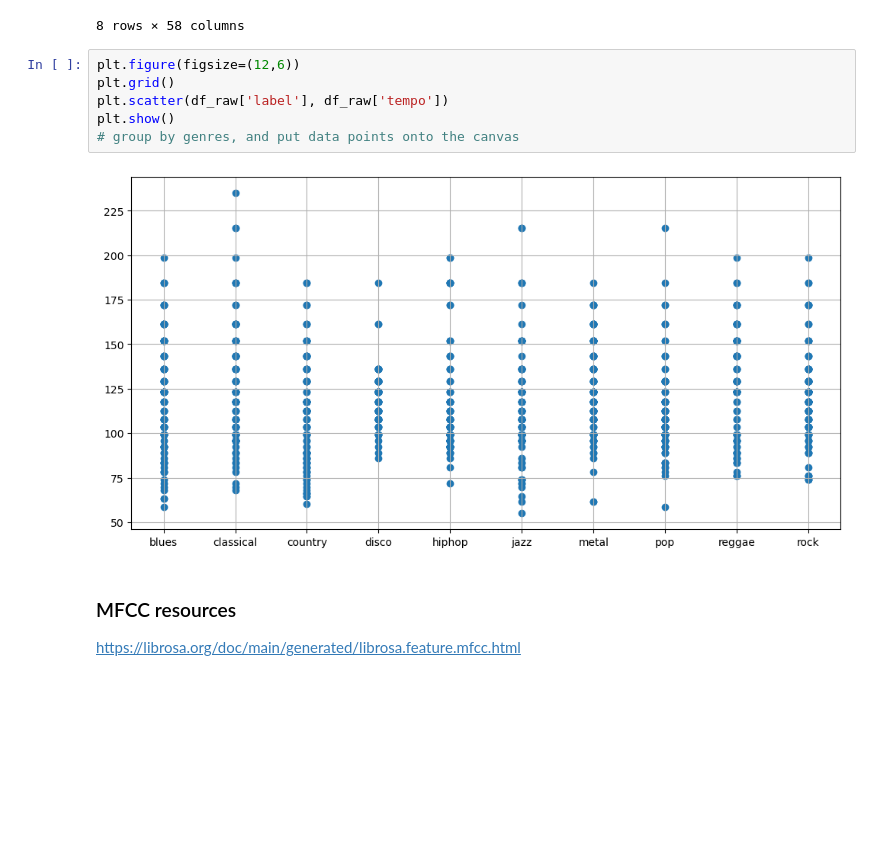
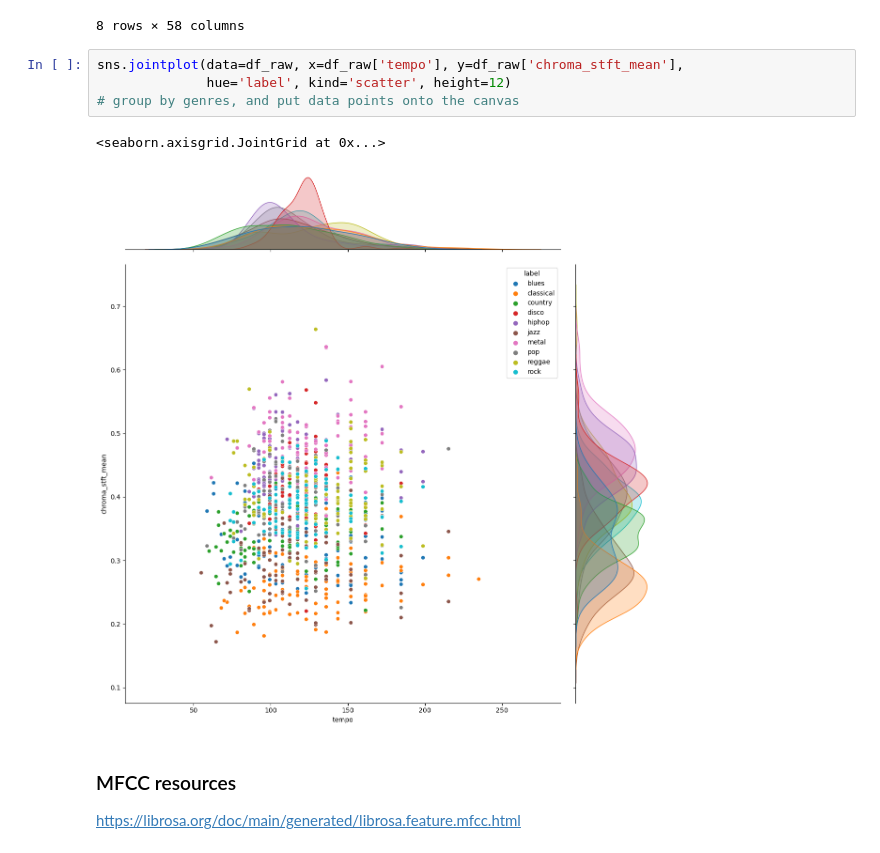
Before and after one commit to COGS118A/Group007-SP23, a Jupyter notebook: Checkpoint_Group007-SP23.ipynb, the cells around one changed output. Drawn from its saved outputs; the diff is of its cells as text; blank space fills up the shorter version.

Commit message:
tempo and chroma

```diff
--- a/Checkpoint_Group007-SP23.ipynb
+++ b/Checkpoint_Group007-SP23.ipynb
@@ -96,13 +96,12 @@ df_raw.describe()
 | max | 675808.000000 | 0.663685 | 0.108111 | 0.397973 | 0.027679 | 4435.243901 | ... |
 8 rows × 58 columns
 # %%
-plt.figure(figsize=(12,6))
-plt.grid()
-plt.scatter(df_raw['label'], df_raw['tempo'])
-plt.show()
+sns.jointplot(data=df_raw, x=df_raw['tempo'], y=df_raw['chroma_stft_mean'],
+              hue='label', kind='scatter', height=12)
 # group by genres, and put data points onto the canvas
 # %% [output]
+<seaborn.axisgrid.JointGrid at 0x...>
-[figure, old version]
+[figure, new version]
 # %% [markdown]
 ### MFCC resources
 https://librosa.org/doc/main/generated/librosa.feature.mfcc.html
```
